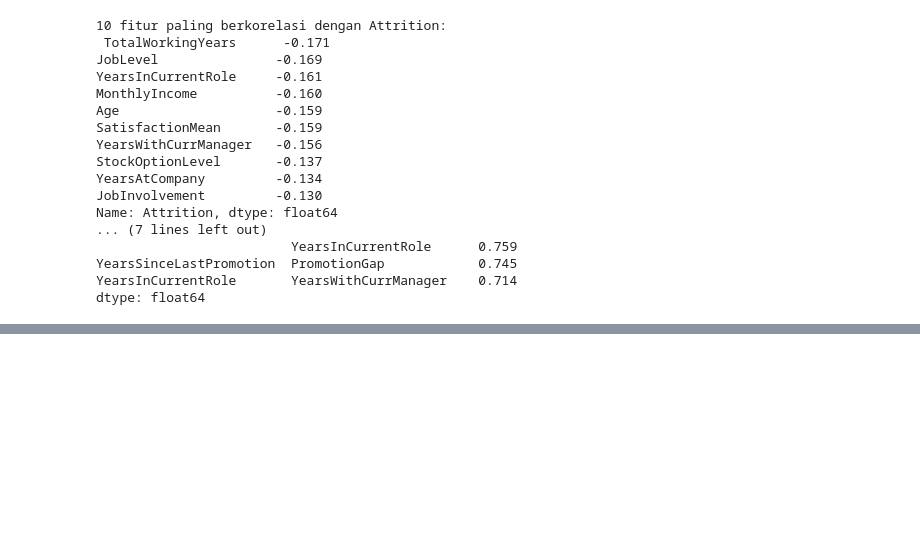
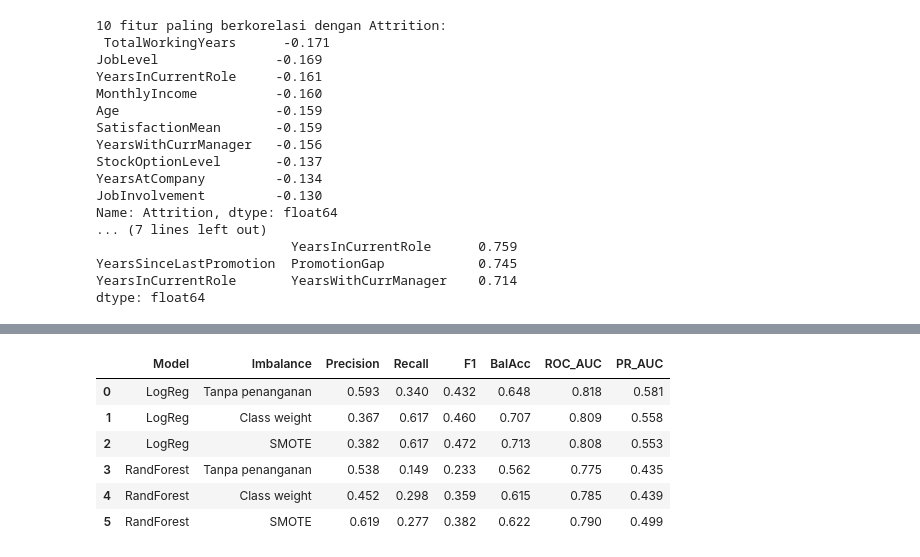
Before and after one commit to manl1/Project-ETS-Machine-Learning, a Jupyter notebook: project-ets.ipynb, the cells around one changed output, grey strips where cells are left out. Cells and saved outputs as stored; diff of their text form; code cells hidden in the pictures; blank space fills up the shorter version.

```diff
--- a/project-ets.ipynb
+++ b/project-ets.ipynb
@@ -203,0 +208,13 @@ dtype: float64
+# %%
+SEED = 42
+
+X = df.drop(columns="Attrition")
+y = df["Attrition"]
+
+X_train, X_test, y_train, y_test = train_test_split(
+    X, y, test_size=0.2, stratify=y, random_state=SEED)
+X_train, X_test = X_train.reset_index(drop=True), X_test.reset_index(drop=True)
+y_train, y_test = y_train.reset_index(drop=True), y_test.reset_index(drop=True)
+
+print("Train:", X_train.shape, "| Test:", X_test.shape)
+print("Attrition train:", y_train.mean().round(4), "| test:", y_test.mean().round(4))
@@ -203,0 +330,19 @@ dtype: float64
+# %%
+test_rows = []
+for model_name in ["LogReg", "RandForest"]:
+    for imb_name, imb in IMB_OPTIONS.items():
+        pipe = build_pipeline(model_name, imb).fit(X_train, y_train)
+        r = compute_metrics(y_test, pipe.predict_proba(X_test)[:, 1])
+        r.update(Model=model_name, Imbalance=imb_name)
+        test_rows.append(r)
+
+test_baseline = pd.DataFrame(test_rows)[["Model", "Imbalance", "Precision", "Recall", "F1", "BalAcc", "ROC_AUC", "PR_AUC"]]
+display(test_baseline.round(3))
+# %% [output]
+|  | Model | Imbalance | Precision | Recall | F1 | BalAcc | ROC_AUC | PR_AUC |
+| 0 | LogReg | Tanpa penanganan | 0.593 | 0.340 | 0.432 | 0.648 | 0.818 | 0.581 |
+| 1 | LogReg | Class weight | 0.367 | 0.617 | 0.460 | 0.707 | 0.809 | 0.558 |
+| 2 | LogReg | SMOTE | 0.382 | 0.617 | 0.472 | 0.713 | 0.808 | 0.553 |
+| 3 | RandForest | Tanpa penanganan | 0.538 | 0.149 | 0.233 | 0.562 | 0.775 | 0.435 |
+| 4 | RandForest | Class weight | 0.452 | 0.298 | 0.359 | 0.615 | 0.785 | 0.439 |
+| 5 | RandForest | SMOTE | 0.619 | 0.277 | 0.382 | 0.622 | 0.790 | 0.499 |
```
Also changed, not shown: parts of 11 cells of this notebook.
